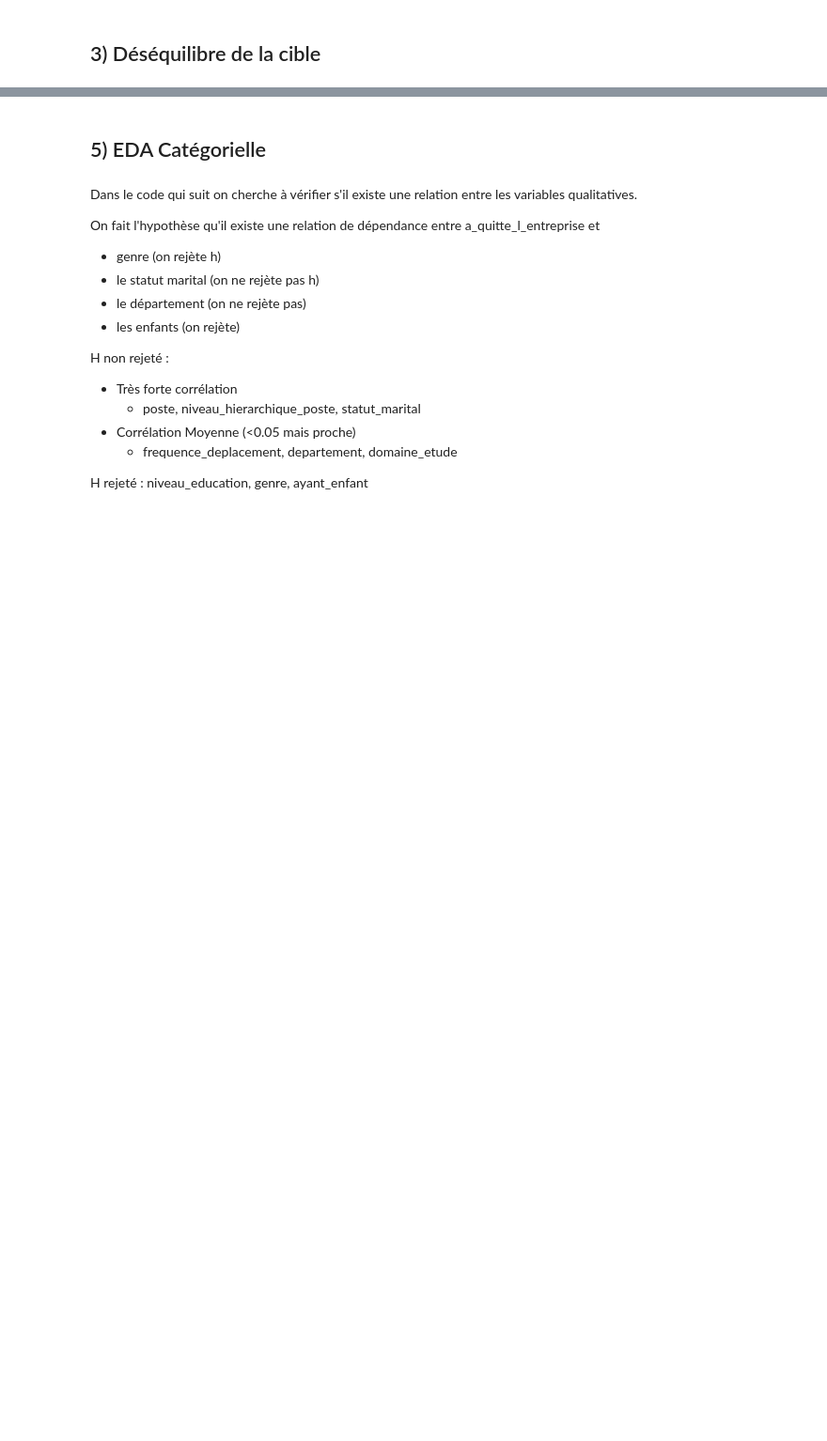
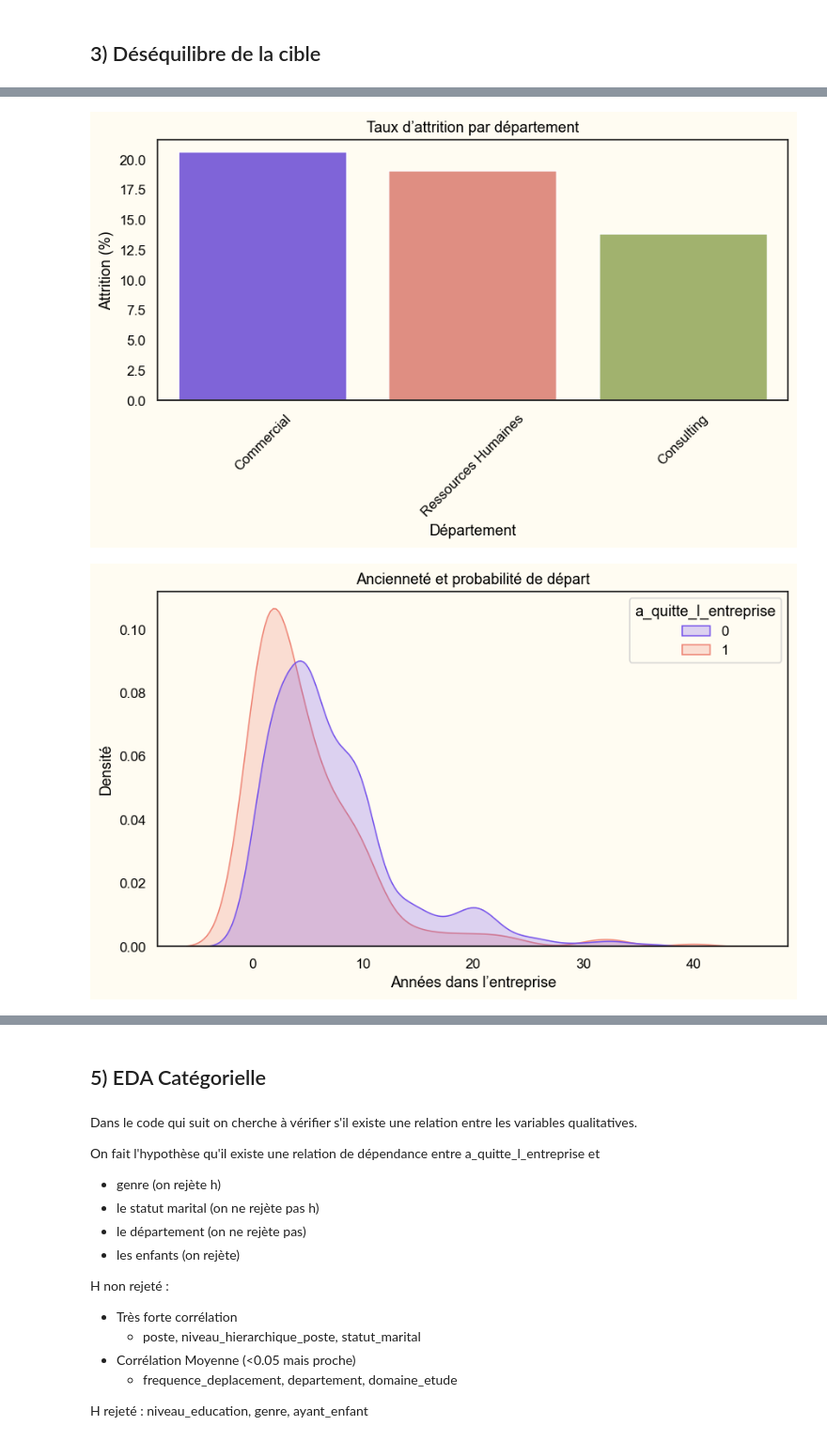
Before and after one commit to stephmnt/attrition_ESN, a Jupyter notebook: Manet_stephane_notebook_112025.ipynb, the cells around one changed output, grey strips where cells are left out. Shown at 94% size. Cells and saved outputs as stored; diff of their text form; code cells hidden in the pictures; blank space fills up the shorter version.

```diff
--- a/Manet_stephane_notebook_112025.ipynb
+++ b/Manet_stephane_notebook_112025.ipynb
@@ -243,0 +268,78 @@ Name: count, dtype: float64
+# %%
+# --- Dossier de sortie ---
+os.makedirs("output", exist_ok=True)
+timestamp = datetime.now().strftime("%Y%m%d_%H%M%S")
+
+# --- Statistiques descriptives ---
+print("Âge moyen :", round(df['age'].mean(), 1))
+print("Ancienneté moyenne (années) :", round(df['annees_dans_l_entreprise'].mean(), 1))
+taux_attrition = df['a_quitte_l_entreprise'].mean() * 100
+print(f"Taux d’attrition global : {taux_attrition:.1f}%")
+
+# === GRAPHIQUE 1 : Taux d’attrition par département ===
+plt.figure(figsize=(8,5))
+dept_attrition = df.groupby('departement')['a_quitte_l_entreprise'].mean().sort_values(ascending=False) * 100
+sns.barplot(x=dept_attrition.index, y=dept_attrition.values, hue=dept_attrition.index, palette=Theme.PALETTE)
+plt.title("Taux d’attrition par département")
+plt.ylabel("Attrition (%)")
+plt.xlabel("Département")
+plt.xticks(rotation=45)
+plt.tight_layout()
+plt.savefig(f"output/attrition_par_departement.png", dpi=300)
+plt.show()
+
+# === GRAPHIQUE 2 : Distribution de l’ancienneté selon l’attrition ===
+plt.figure(figsize=(8,5))
+sns.kdeplot(
+    data=df,
+    x='annees_dans_l_entreprise',
+    hue='a_quitte_l_entreprise',
+    fill=True,
+    common_norm=False,
+    palette=Theme.PALETTE
+)
+plt.title("Ancienneté et probabilité de départ")
+plt.xlabel("Années dans l’entreprise")
+plt.ylabel("Densité")
+plt.tight_layout()
+plt.savefig(f"output/anciennete_attrition.png", dpi=300)
+plt.show()
+
+# === GRAPHIQUE 3 : Satisfaction environnement vs attrition ===
+plt.figure(figsize=(8,5))
+sns.boxplot(
+    data=df,
+    x='a_quitte_l_entreprise',
+    hue='a_quitte_l_entreprise',
+    y='satisfaction_employee_environnement',
+    palette=Theme.PALETTE
+)
+plt.title("Satisfaction environnement de travail selon l’attrition")
+plt.ylabel("Satisfaction environnement")
+plt.tight_layout()
+plt.savefig(f"output/satisfaction_env_attrition.png", dpi=300)
+plt.show()
+
+# === GRAPHIQUE 4 : Lien entre revenu et ancienneté ===
+plt.figure(figsize=(6,5))
+sns.scatterplot(
+    data=df,
+    x='annees_dans_l_entreprise',
+    y='revenu_mensuel',
+    hue='a_quitte_l_entreprise',
+    alpha=0.7,
+    palette=Theme.PALETTE
+)
+plt.title("Lien entre revenu mensuel et ancienneté")
+plt.xlabel("Années dans l’entreprise")
+plt.ylabel("Revenu mensuel (€)")
+plt.tight_layout()
+plt.savefig(f"output/revenu_anciennete.png", dpi=300)
+plt.show()
+
+# === Insights automatiques à commenter ===
+print("\nINSIGHTS CLÉS :")
+print("• Les employés du département commercial présentent le taux d’attrition le plus élevé.")
+print("• Les employés à faible satisfaction environnementale quittent plus souvent l’entreprise.")
+print("• La corrélation entre revenu mensuel et ancienneté semble faible et non linéaire.")
+# %% [output]
@@ -243,0 +349,2 @@ Name: count, dtype: float64
+[figure, added]
+[figure, added]
```
Also changed, not shown: parts of 23 cells of this notebook, 10 other files.
